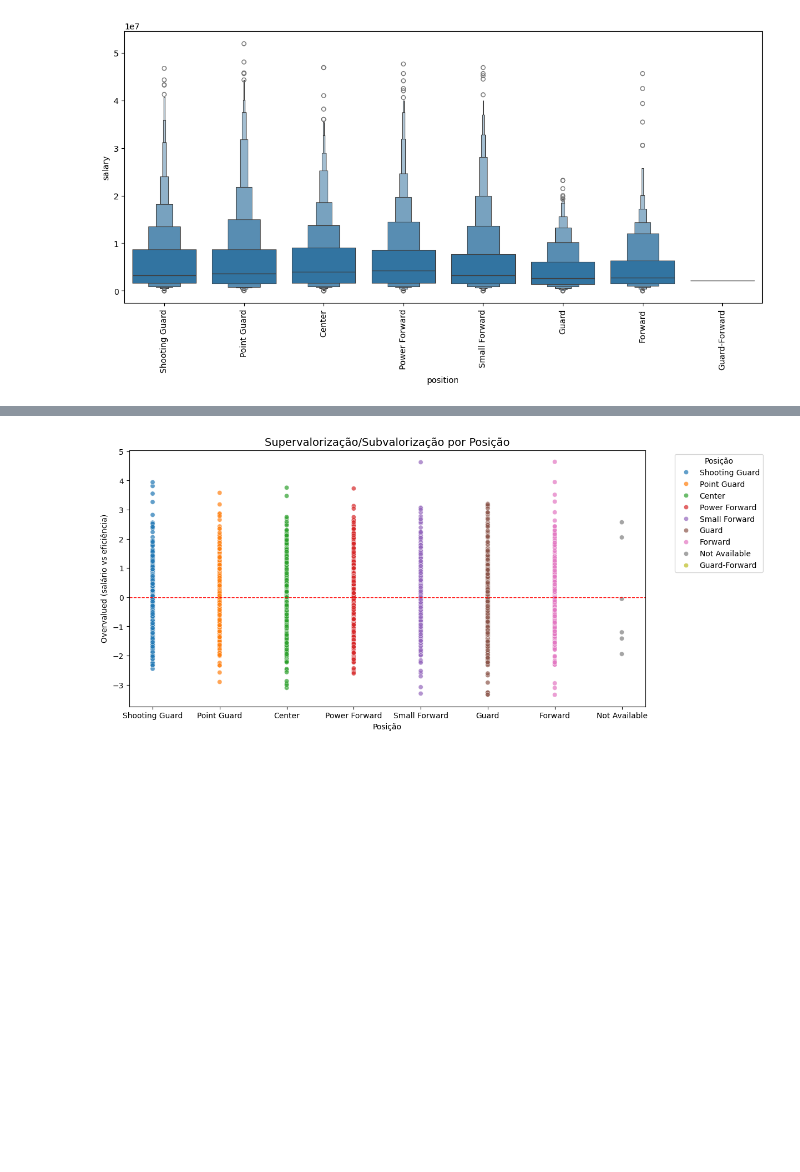
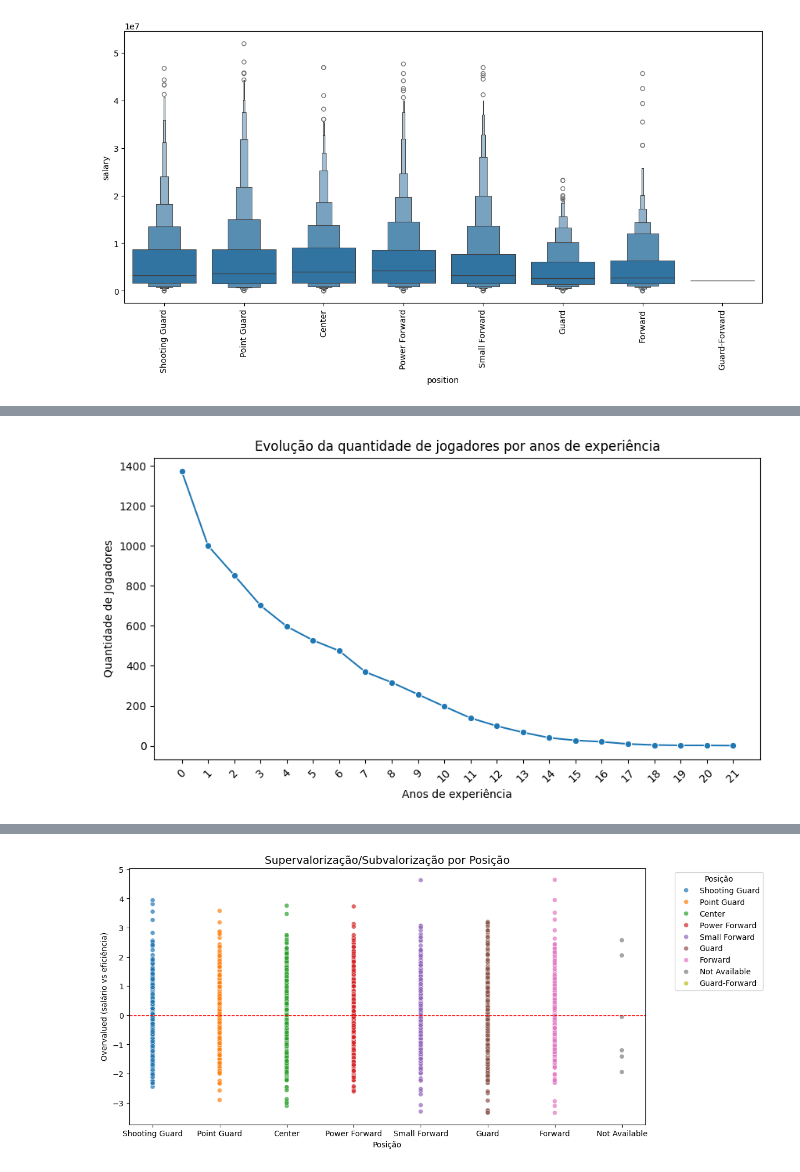
Before and after one commit to amorinana/nba-predictive-models, a Jupyter notebook: index.ipynb, the cells around one changed output, grey strips where cells are left out. Cells and saved outputs as stored; diff of their text form; code cells hidden in the pictures; blank space fills up the shorter version.

```diff
--- a/index.ipynb
+++ b/index.ipynb
@@ -74,0 +218,13 @@ plt.show()
+# %%
+# ----------------------------
+# USO:
+# ----------------------------
+
+df2 = add_efficiency_p(
+    df_,
+    position_col="position",   # <--- ajuste para o nome de coluna da sua posição
+    season_col="year",
+    normalize_by_season=True,
+    normalization_method="minmax"  # ou "zscore"
+)
+# Agora df2 tem a coluna 'efficiency_p'
@@ -74,0 +253,23 @@ plt.show()
+# %%
+df2["experience_y"] = df2.groupby("playerId")["year"].transform(lambda x: x - x.min())
+df2["salary_adj"] = df2.groupby("year")["salary"].transform(lambda x: x / x.mean())
+# %%
+plt.figure(figsize=(10,5))
+
+# contar jogadores por ano e ordenar
+experience = df2["experience_y"].value_counts().sort_index()
+
+sns.lineplot(x=experience.index, y=experience.values, marker="o")
+
+plt.title("Evolução da quantidade de jogadores por anos de experiência")
+plt.xlabel("Anos de experiência")
+plt.ylabel("Quantidade de Jogadores")
+
+plt.xticks(
+    ticks=range(df2["experience_y"].min(), df2["experience_y"].max() + 1, 1),
+    rotation=45
+)
+
+plt.show()
+# %% [output]
+[figure, added]
```
Also changed, not shown: parts of 10 cells of this notebook, 3 other files.
